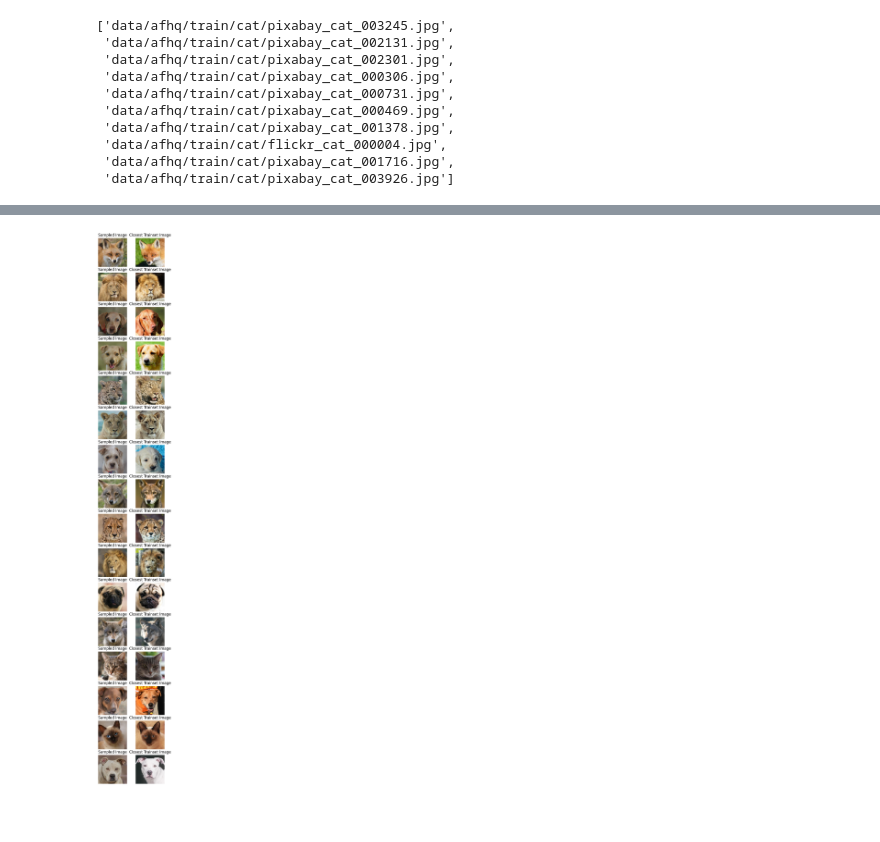
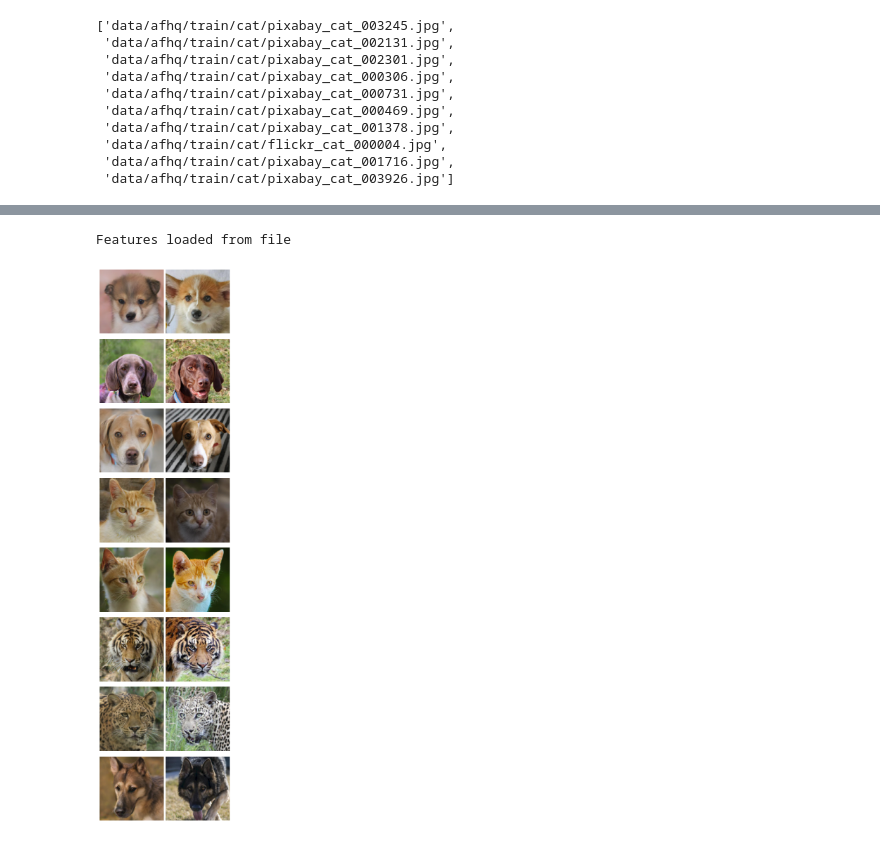
Before and after one commit to Kartik14/latent-diffusion, a Jupyter notebook: dataset_learning.ipynb, the cells around one changed output, grey strips where cells are left out. Cells and saved outputs as stored; diff of their text form; code cells hidden in the pictures; blank space fills up the shorter version.

```diff
--- a/dataset_learning.ipynb
+++ b/dataset_learning.ipynb
@@ -44,14 +44,6 @@ train_files[:10]
  'data/afhq/train/cat/flickr_cat_000004.jpg',
  'data/afhq/train/cat/pixabay_cat_001716.jpg',
  'data/afhq/train/cat/pixabay_cat_003926.jpg']
-# %%
-# load all training images into memory
-train_images = []
-for f in tqdm(train_files, total=len(train_files)):
-    img = Image.open(f)
-    img = img.resize((128, 128))
-    img = np.array(img)
-    train_images.append(img)
 # %%
 # Load pre-trained VGG16 model
 model = models.vgg16(pretrained=True).to('cuda')
@@ -94,9 +86,18 @@ VGG(
   )
 )
 # %%
-# Iterate through images and extract features
-all_features = np.zeros(shape=(len(train_images), 4096))
+if os.path.exists("afhq_train_vgg_features.npy"):
+    all_features = np.load("afhq_train_vgg_features.npy")
+    print("Features loaded from file")
+else:
+    # Iterate through images and extract features
+    all_features = np.zeros(shape=(len(train_images), 4096))
 
-for i, img_path in tqdm(enumerate(train_files), total=len(train_images)):
-    feature = extract(img_path, model)
-    all_features[i] = feature
+    for i, img_path in tqdm(enumerate(train_files), total=len(train_images)):
+        feature = extract(img_path, model)
+        all_features[i] = feature
+
+    # save the extracted features
+    np.save("afhq_train_vgg_features.npy", all_features)
+# %% [output]
+Features loaded from file
@@ -106,5 +104,5 @@ np.save("afhq_train_vgg_features.npy", all_features)
 # %%
-N = 16
+N = 8
 # select N random sampled images
 sampled_images = random.choices(sampled_img_files, k=N)
 
@@ -118,21 +116,22 @@ for img_file in sampled_images:
 # %%
 # plot the query and close images
 fig, axes = plt.subplots(N, 2, figsize=(4, 2*N))
 for i, (img_file, ids) in enumerate(zip(sampled_images, close_ids)):
     query_img = Image.open(img_file)
     query_img = query_img.resize((128, 128))
     axes[i, 0].imshow(query_img)
     axes[i, 0].axis('off')
-    axes[i, 0].set_title("Sampled Image")
+    # axes[i, 0].set_title("Sampled Image")
 
     for j, id in enumerate(ids):
         img = Image.open(train_files[id])
         img = img.resize((128, 128))
         axes[i, j+1].imshow(img)
         axes[i, j+1].axis('off')
-        axes[i, j+1].set_title(f"Closest Trainset Image")
+        # axes[i, j+1].set_title(f"Nearest Image")
+plt.tight_layout()
 # %% [output]
-[figure, old version]
+[figure, new version]
 # %%
 mae_sampled_image_dir = "logs/2024-04-27T19-42-30_afhq-ldm-kl-16-mae-vae/samples_2024-04-28-22-53-07/img/epoch=000119"
 mae_sampled_img_files = os.listdir(mae_sampled_image_dir)
```
Also changed, not shown: parts of 2 cells of this notebook, 10 other files.
